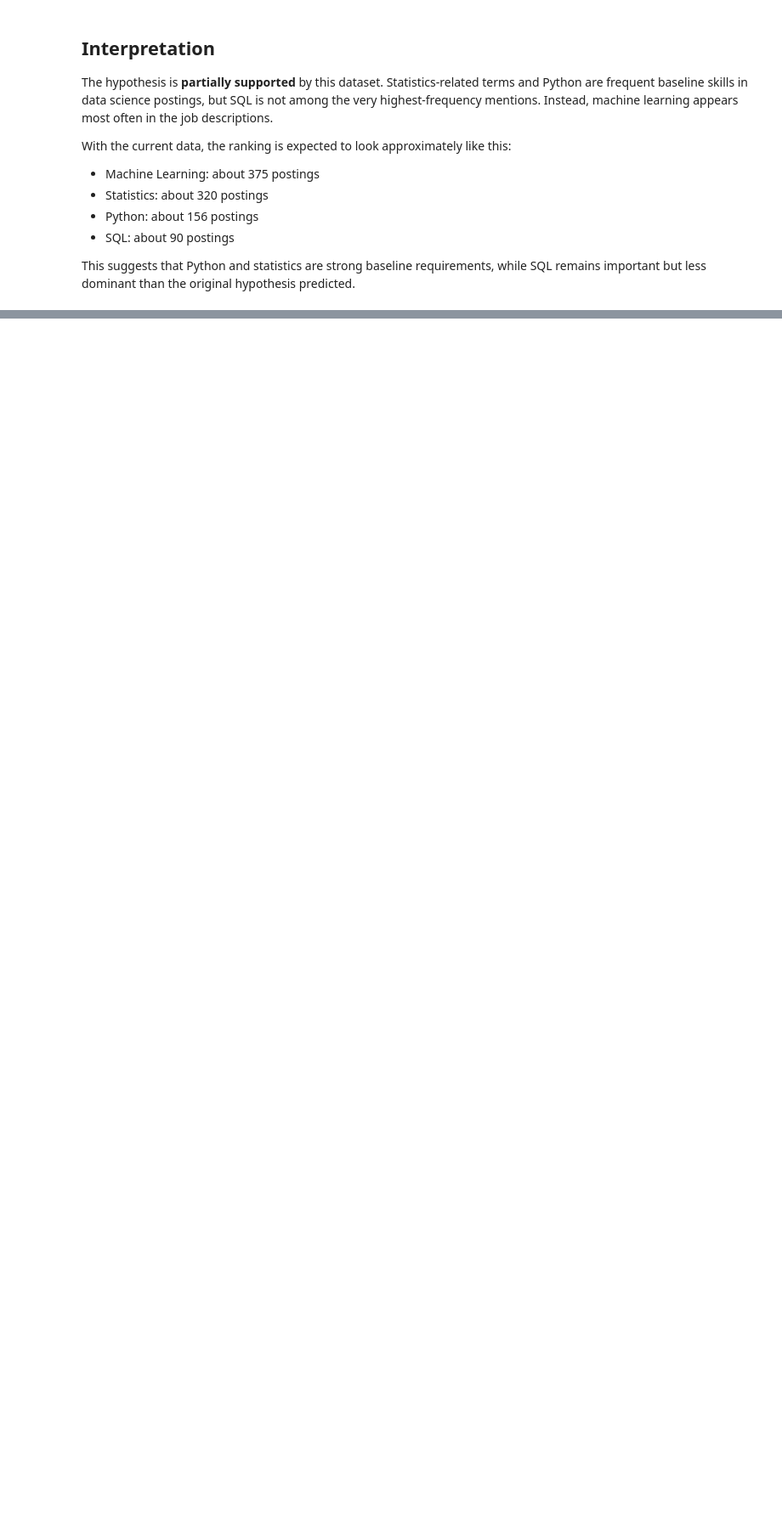
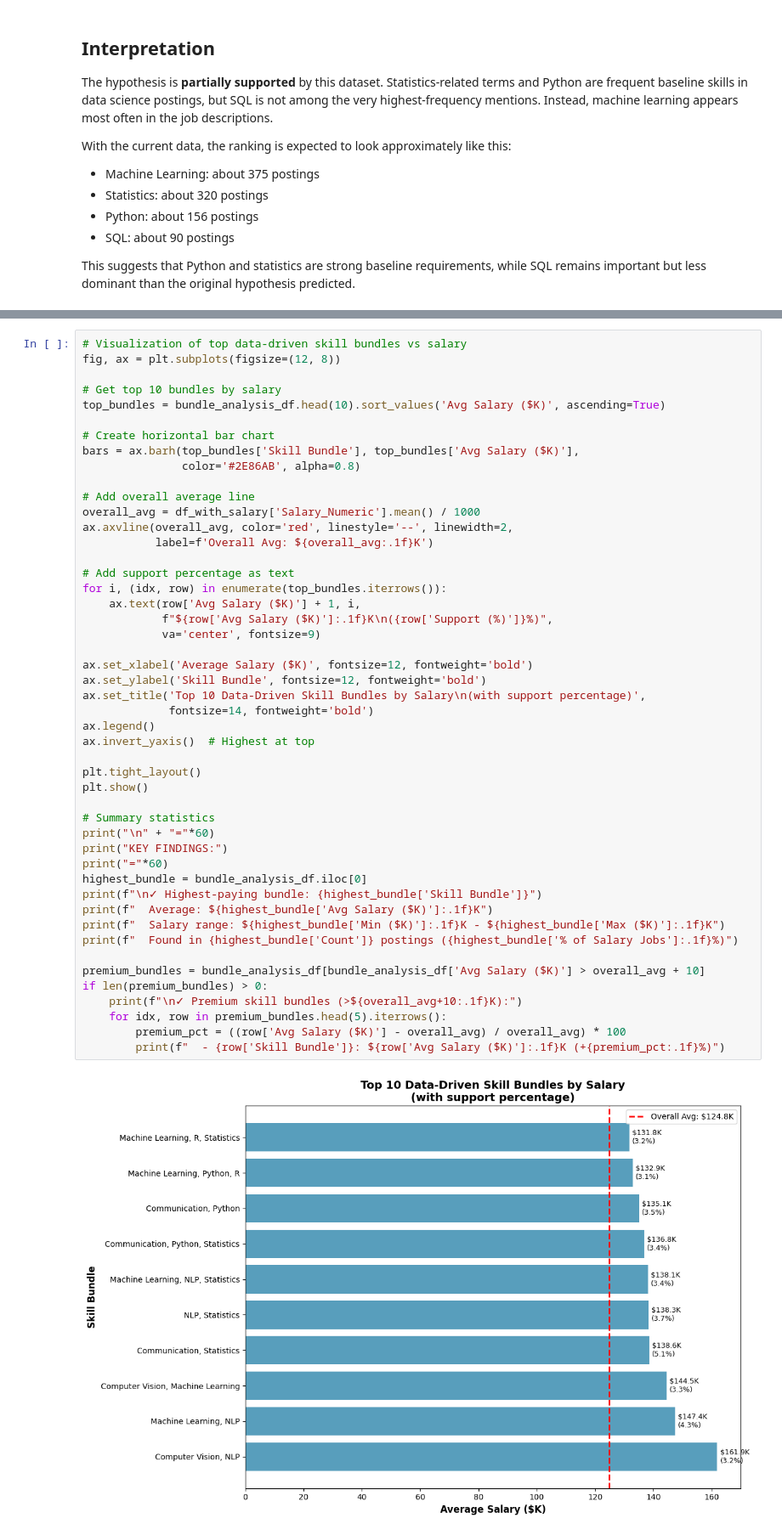
Before and after one commit to Nejel/ttu_group_project, a Jupyter notebook: experiment_1.ipynb, the cells around one changed output, grey strips where cells are left out. Shown at 85% size. Drawn from its saved outputs; the diff is of its cells as text; blank space fills up the shorter version.

Commit message:
added experiment 2 and modfied skill patterns in experminent 1

```diff
--- a/experiment_1.ipynb
+++ b/experiment_1.ipynb
@@ -121,0 +448,50 @@ This suggests that Python and statistics are strong baseline requirements, while
+# %%
+# Visualization of top data-driven skill bundles vs salary
+fig, ax = plt.subplots(figsize=(12, 8))
+
+# Get top 10 bundles by salary
+top_bundles = bundle_analysis_df.head(10).sort_values('Avg Salary ($K)', ascending=True)
+
+# Create horizontal bar chart
+bars = ax.barh(top_bundles['Skill Bundle'], top_bundles['Avg Salary ($K)'],
+               color='#2E86AB', alpha=0.8)
+
+# Add overall average line
+overall_avg = df_with_salary['Salary_Numeric'].mean() / 1000
+ax.axvline(overall_avg, color='red', linestyle='--', linewidth=2,
+           label=f'Overall Avg: ${overall_avg:.1f}K')
+
+# Add support percentage as text
+for i, (idx, row) in enumerate(top_bundles.iterrows()):
+    ax.text(row['Avg Salary ($K)'] + 1, i,
+            f"${row['Avg Salary ($K)']:.1f}K\n({row['Support (%)']}%)",
+            va='center', fontsize=9)
+
+ax.set_xlabel('Average Salary ($K)', fontsize=12, fontweight='bold')
+ax.set_ylabel('Skill Bundle', fontsize=12, fontweight='bold')
+ax.set_title('Top 10 Data-Driven Skill Bundles by Salary\n(with support percentage)',
+             fontsize=14, fontweight='bold')
+ax.legend()
+ax.invert_yaxis()  # Highest at top
+
+plt.tight_layout()
+plt.show()
+
+# Summary statistics
+print("\n" + "="*60)
+print("KEY FINDINGS:")
+print("="*60)
+highest_bundle = bundle_analysis_df.iloc[0]
+print(f"\n✓ Highest-paying bundle: {highest_bundle['Skill Bundle']}")
+print(f"  Average: ${highest_bundle['Avg Salary ($K)']:.1f}K")
+print(f"  Salary range: ${highest_bundle['Min ($K)']:.1f}K - ${highest_bundle['Max ($K)']:.1f}K")
+print(f"  Found in {highest_bundle['Count']} postings ({highest_bundle['% of Salary Jobs']:.1f}%)")
+
+premium_bundles = bundle_analysis_df[bundle_analysis_df['Avg Salary ($K)'] > overall_avg + 10]
+if len(premium_bundles) > 0:
+    print(f"\n✓ Premium skill bundles (>${overall_avg+10:.1f}K):")
+    for idx, row in premium_bundles.head(5).iterrows():
+        premium_pct = ((row['Avg Salary ($K)'] - overall_avg) / overall_avg) * 100
+        print(f"  - {row['Skill Bundle']}: ${row['Avg Salary ($K)']:.1f}K (+{premium_pct:.1f}%)")
+# %% [output]
+[figure, added]
```
Also changed, not shown: parts of 13 cells of this notebook.
